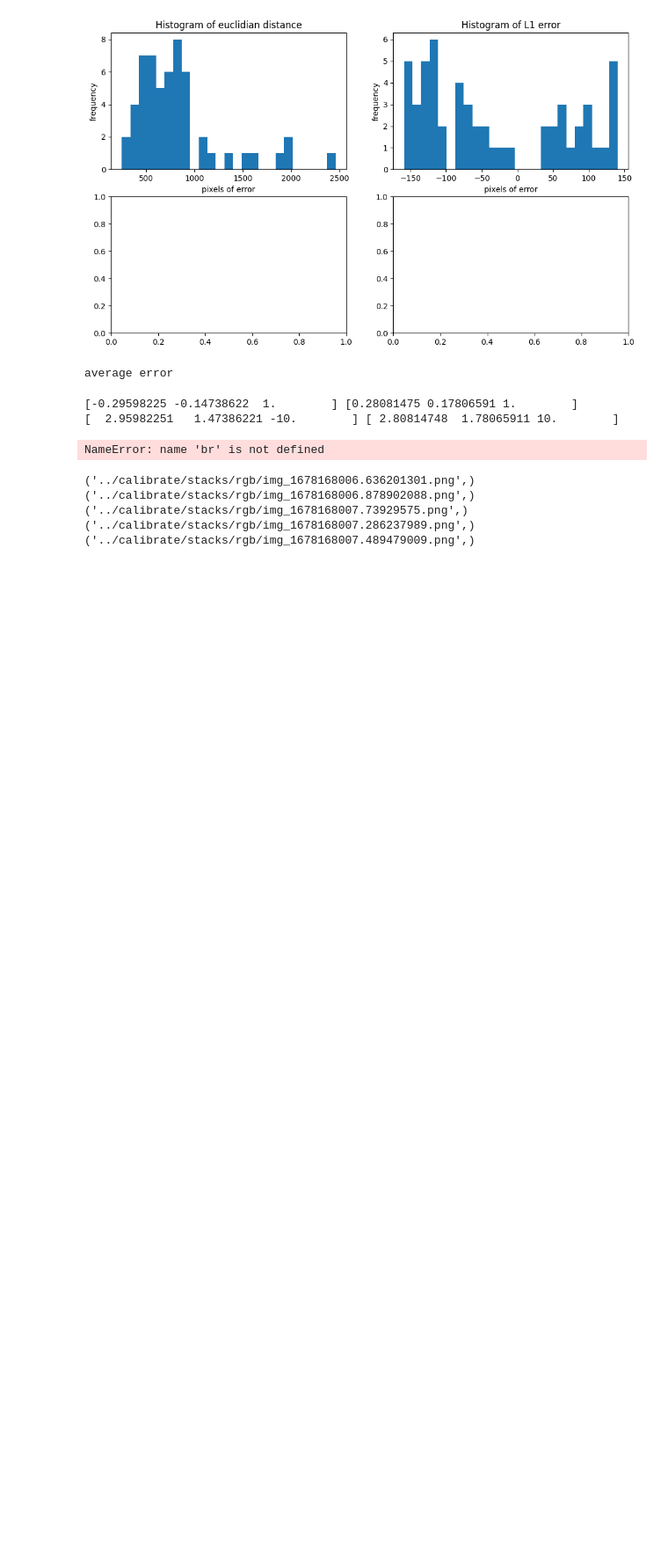
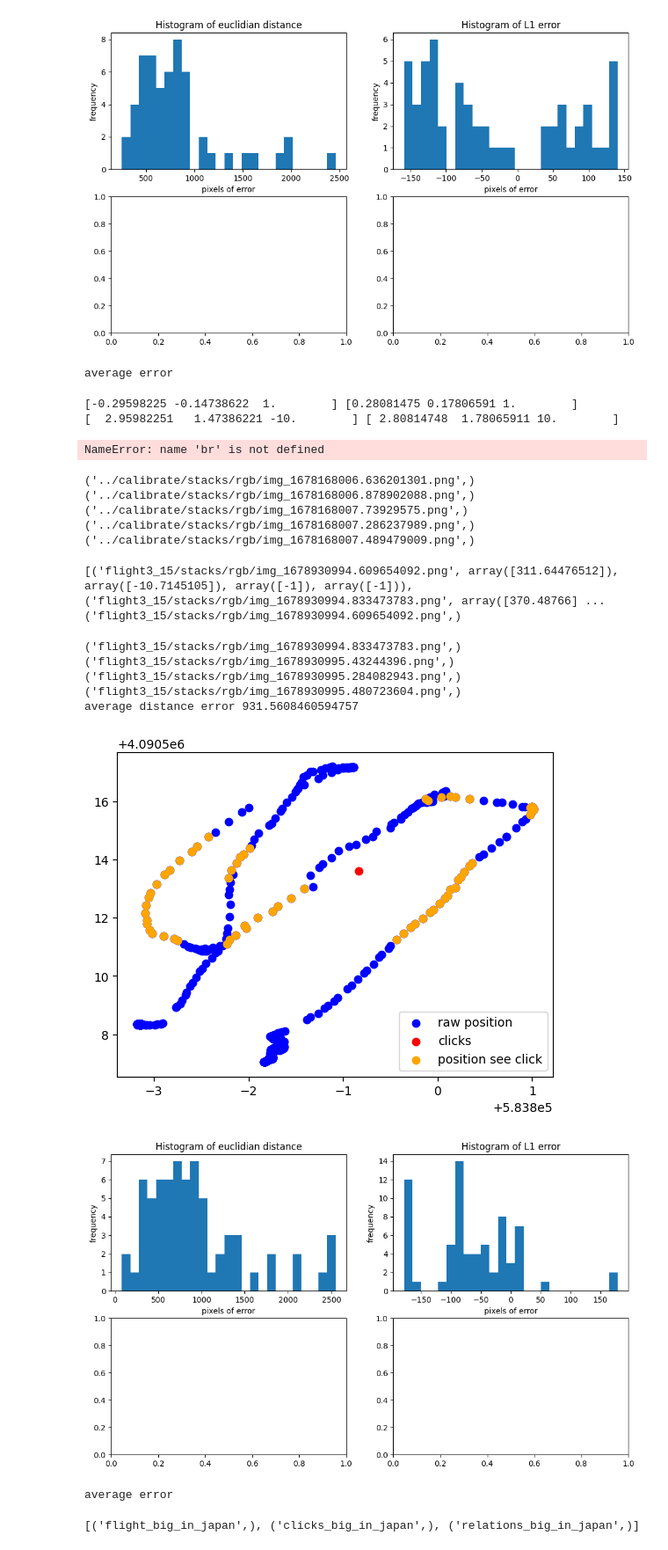
Before and after one commit to Altaffer/HARE_DatasetPipeline, a Jupyter notebook: mk2/reporter.ipynb, the cells around one changed output. Shown at 88% size. Saved outputs shown, nothing was run; the diff lists cells and outputs as text; code cells hidden in the pictures; blank space fills up the shorter version.

```diff
--- a/mk2/reporter.ipynb
+++ b/mk2/reporter.ipynb
@@ -84,3 +84,28 @@ A.verifyFlight() # generates images of targets as a sanity check
 ('../calibrate/stacks/rgb/img_1678168007.73929575.png',)
 ('../calibrate/stacks/rgb/img_1678168007.286237989.png',)
 ('../calibrate/stacks/rgb/img_1678168007.489479009.png',)
+# %%
+from banners_mk2 import *
+
+A = Analyzer('big_in_japan', 30, 'flight3_15', "_2023-03-06-16-46-44.mod.bag", "Data3.csv")
+A.verifyFlight() # generates images of targets as a sanity check
+A.doTheRoar() # actually will generate a report
+# %% [output]
+[('flight3_15/stacks/rgb/img_1678930994.609654092.png', array([311.64476512]), array([-10.7145105]), array([-1]), array([-1])), ('flight3_15/stacks/rgb/img_1678930994.833473783.png', array([370.48766] ...
+('flight3_15/stacks/rgb/img_1678930994.609654092.png',)
+('flight3_15/stacks/rgb/img_1678930994.833473783.png',)
+('flight3_15/stacks/rgb/img_1678930995.43244396.png',)
+('flight3_15/stacks/rgb/img_1678930995.284082943.png',)
+('flight3_15/stacks/rgb/img_1678930995.480723604.png',)
+average distance error 931.5608460594757
+[figure, added]
+[figure, added]
+average error
+# %%
+import sqlite3
+db_c = sqlite3.connect('drone_disease.db')
+cur = db_c.cursor()
+res = cur.execute(f"SELECT name FROM sqlite_master WHERE type='table';")
+print(res.fetchall())
+# %% [output]
+[('flight_big_in_japan',), ('clicks_big_in_japan',), ('relations_big_in_japan',)]
```
Also changed, not shown: 4 other files.
